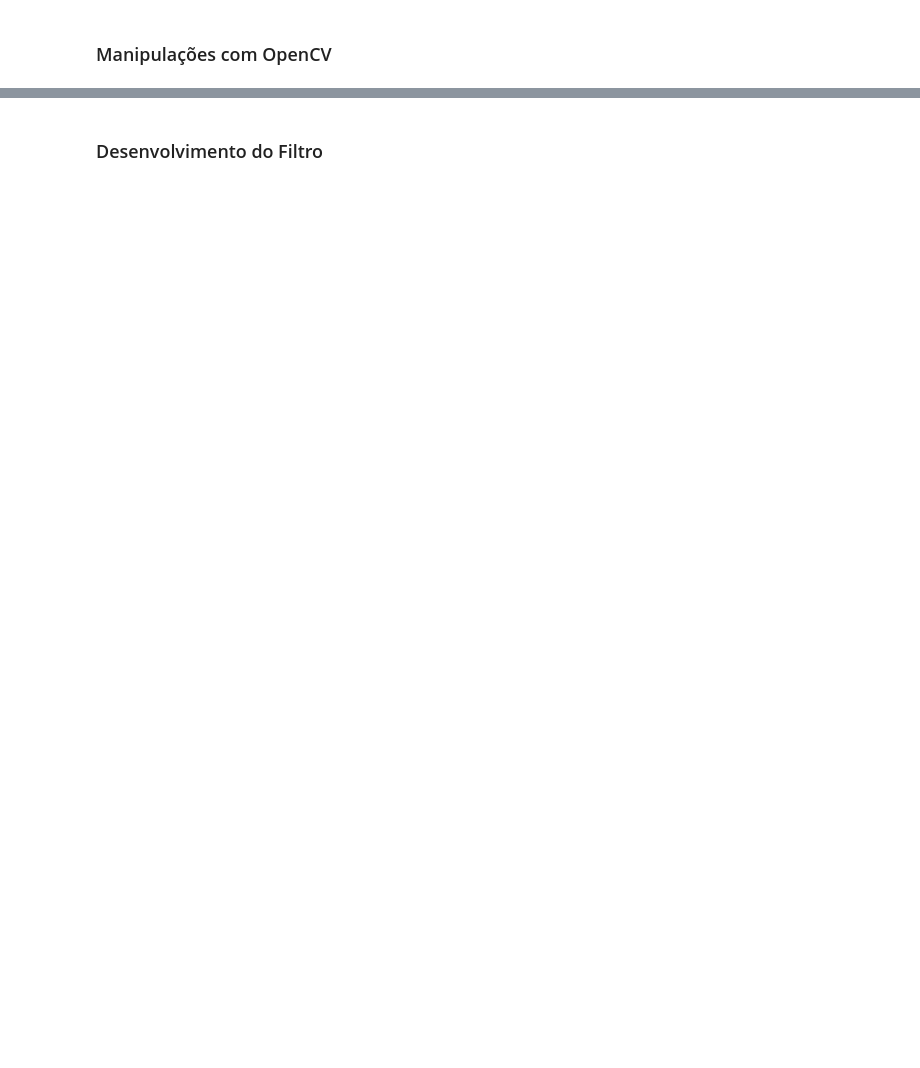
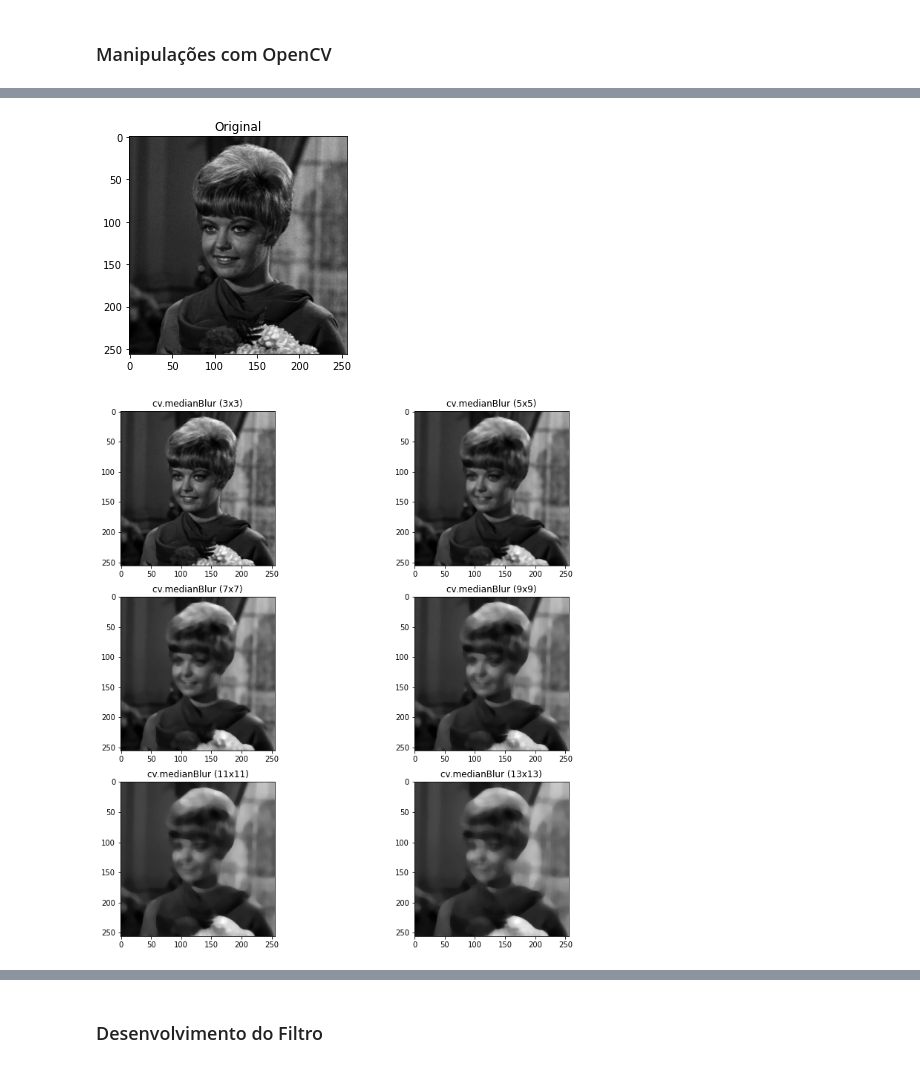
Before and after one commit to Err0rGCeni/studyLAPISCOOpenCV, a Jupyter notebook: gcPDI/gc02_02FiltroMediana.ipynb, the cells around one changed output, grey strips where cells are left out. Cells and saved outputs as stored; diff of their text form; code cells hidden in the pictures; blank space fills up the shorter version.

```diff
--- a/gcPDI/gc02_02FiltroMediana.ipynb
+++ b/gcPDI/gc02_02FiltroMediana.ipynb
@@ -83,12 +67,0 @@ plt.show()
-# %%
-dst = cv.imread("../gcPDI/imgPDI/female01.tiff",0)
-plt.imshow(dst,cmap="gray")
-plt.title("Original")
-plt.show()
-ksize=5
-for nit in range(7):
-    print("Iteração: {}".format(nit+1))
-    dst = cv.medianBlur(dst,ksize)
-    plt.title("ksize = {}".format(ksize))
-    plt.imshow(dst,cmap='gray')
-    plt.show()
@@ -108,0 +68,28 @@ Iteração: 6
+# %%
+#Loop para 6 kernels
+
+img = cv.imread("../gcPDI/imgPDI/female01.tiff",0)
+plt.imshow(img,cmap="gray")
+plt.title("Original")
+plt.show()
+#Modo figura para poder escalar a imagem
+f, axarr = plt.subplots(3, 2)
+i=0
+for kSize in range(3,15,2):
+    dst = cv.medianBlur(img, kSize)
+    f.set_figheight(13)
+    f.set_figwidth(13)
+    if kSize < 6 :
+        axarr[0, i].imshow(dst,"gray")
+        axarr[0, i].set_title("cv.medianBlur ({}x{})".format(kSize,kSize))
+    elif kSize < 10 :
+        axarr[1, i-2].imshow(dst,"gray")
+        axarr[1, i-2].set_title("cv.medianBlur ({}x{})".format(kSize,kSize))
+    else :
+        axarr[2, i-4].imshow(dst,"gray")
+        axarr[2, i-4].set_title("cv.medianBlur ({}x{})".format(kSize,kSize))
+    i+=1
+plt.show()
+# %% [output]
+[figure, added]
+[figure, added]
```
Also changed, not shown: parts of 15 cells of this notebook, 19 other files.
